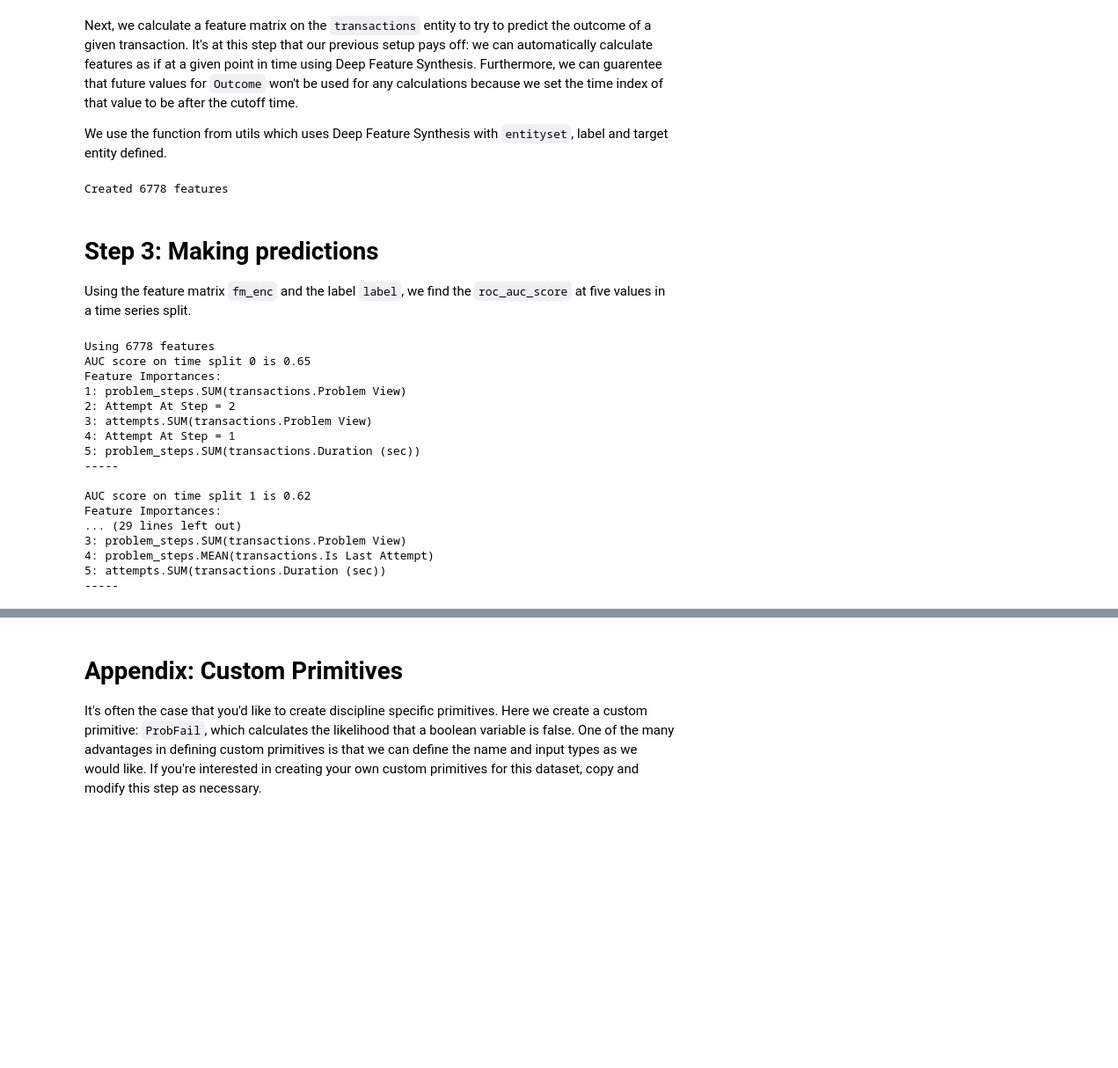
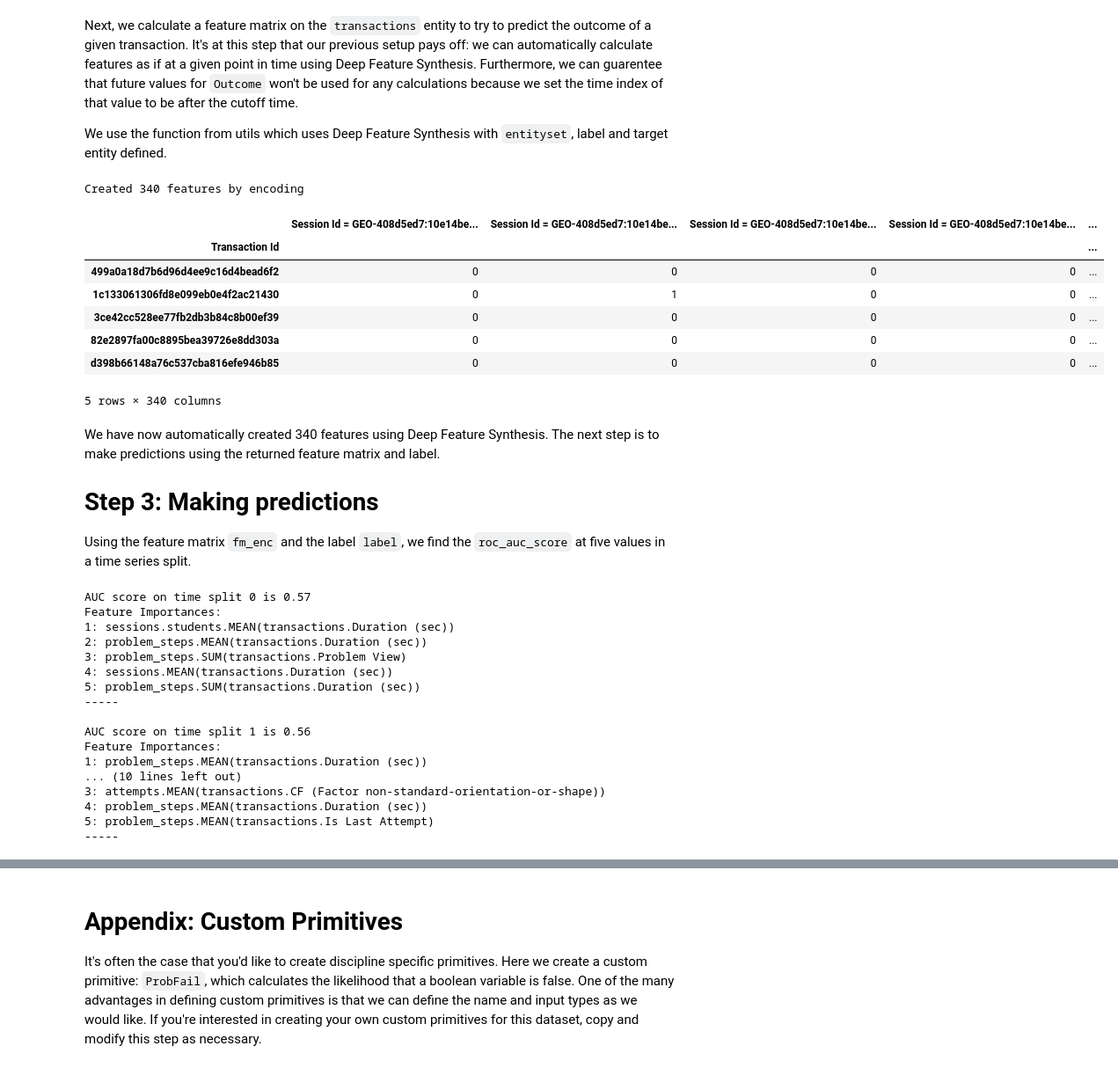
Before and after one commit to alteryx/predict-correct-answer, a Jupyter notebook: Demo - DataShop.ipynb, the cells around one changed output, grey strips where cells are left out. Shown: that part at 88% size. Saved outputs shown, nothing was run; the diff lists cells and outputs as text; code cells hidden in the pictures; blank space fills up the shorter version.

```diff
--- a/Demo - DataShop.ipynb
+++ b/Demo - DataShop.ipynb
@@ -80,35 +80,45 @@ Next, we calculate a feature matrix on the `transactions` entity to try to predi
 
 We use the function from utils which uses Deep Feature Synthesis with `entityset`, label and target entity defined.
 # %%
-fm_enc, label = utils.create_features(es, label='Outcome')
-print("Created {} features".format(len(fm_enc)))
+fm, label = utils.create_features(es, label='Outcome')
+print('Created {} features by encoding'.format(fm.shape[1]))
+fm.head()
 # %% [output]
-Created 6778 features
+Created 340 features by encoding
+|  | Session Id = GEO-408d5ed7:10e14be... | Session Id = GEO-408d5ed7:10e14be... | Session Id = GEO-408d5ed7:10e14be... | Session Id = GEO-408d5ed7:10e14be... | ... |
+| Transaction Id |  |  |  |  | ... |
+| 499a0a18d7b6d96d4ee9c16d4bead6f2 | 0 | 0 | 0 | 0 | ... |
+| 1c133061306fd8e099eb0e4f2ac21430 | 0 | 1 | 0 | 0 | ... |
+| 3ce42cc528ee77fb2db3b84c8b00ef39 | 0 | 0 | 0 | 0 | ... |
+| 82e2897fa00c8895bea39726e8dd303a | 0 | 0 | 0 | 0 | ... |
+| d398b66148a76c537cba816efe946b85 | 0 | 0 | 0 | 0 | ... |
+5 rows × 340 columns
 # %% [markdown]
+We have now automatically created 340 features using Deep Feature Synthesis. The next step is to make predictions using the returned feature matrix and label.
+
 # Step 3: Making predictions
 Using the feature matrix `fm_enc` and the label `label`, we find the `roc_auc_score` at five values in a time series split.
 # %%
-print("Using {} features".format(len(fm_enc)))
 from sklearn.model_selection import TimeSeriesSplit
 
-splitter = TimeSeriesSplit(n_splits=5, max_train_size=None)
-utils.score_with_tssplit(fm_enc, label, splitter)
+splitter = TimeSeriesSplit(n_splits=3, max_train_size=None)
+utils.estimate_score(fm, label, splitter)
 # %% [output]
-Using 6778 features
-AUC score on time split 0 is 0.65
+AUC score on time split 0 is 0.57
 Feature Importances:
-1: problem_steps.SUM(transactions.Problem View)
-2: Attempt At Step = 2
-3: attempts.SUM(transactions.Problem View)
-4: Attempt At Step = 1
+1: sessions.students.MEAN(transactions.Duration (sec))
+2: problem_steps.MEAN(transactions.Duration (sec))
+3: problem_steps.SUM(transactions.Problem View)
+4: sessions.MEAN(transactions.Duration (sec))
 5: problem_steps.SUM(transactions.Duration (sec))
 -----
 
-AUC score on time split 1 is 0.62
+AUC score on time split 1 is 0.56
 Feature Importances:
-... (29 lines left out)
-3: problem_steps.SUM(transactions.Problem View)
-4: problem_steps.MEAN(transactions.Is Last Attempt)
-5: attempts.SUM(transactions.Duration (sec))
+1: problem_steps.MEAN(transactions.Duration (sec))
+... (10 lines left out)
+3: attempts.MEAN(transactions.CF (Factor non-standard-orientation-or-shape))
+4: problem_steps.MEAN(transactions.Duration (sec))
+5: problem_steps.MEAN(transactions.Is Last Attempt)
 -----
 # %% [markdown]
```
Also changed, not shown: parts of 7 cells of this notebook, 2 other files.
